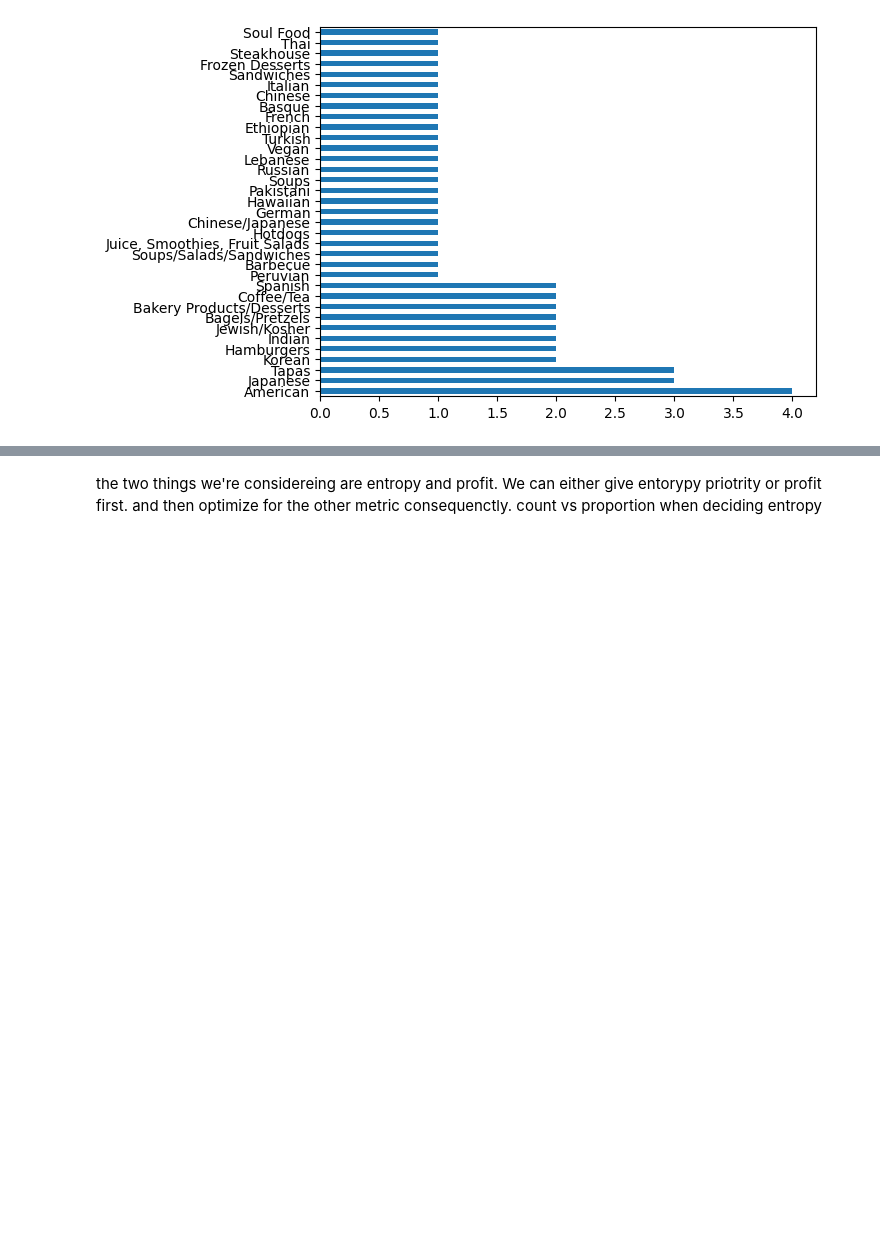
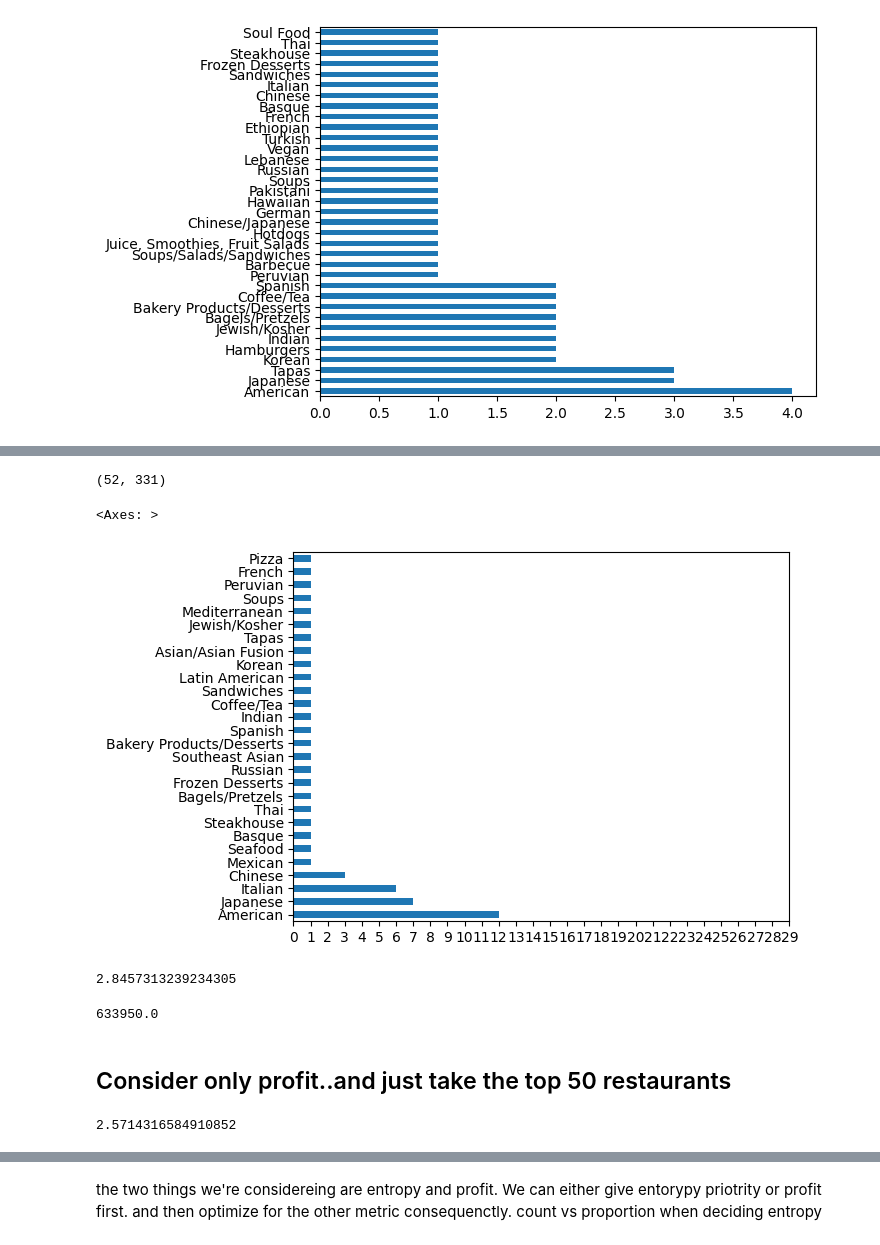
Before and after one commit to krishnakartik1/dsb-spring2023-yelp, a Jupyter notebook: ai_inference.ipynb, the cells around one changed output, grey strips where cells are left out. Cells and saved outputs as stored; diff of their text form; code cells hidden in the pictures; blank space fills up the shorter version.

```diff
--- a/ai_inference.ipynb
+++ b/ai_inference.ipynb
@@ -264,0 +225,29 @@ len(profits)
+# %%
+selected_restaurants = pd.DataFrame(columns=df_latest_top100_score.columns)
+for cuisine in df_latest_top100_score['CUISINE DESCRIPTION'].unique():
+    df_current_cuisine = df_latest_top100_score.loc[
+        df_latest_top100_score['CUISINE DESCRIPTION']==cuisine,:]
+    df_current_cuisine.loc[:,'pred_profit'] = df_current_cuisine['pred_score']*selected_successful_benefit - (1-df_current_cuisine['pred_score'])*selected_unsuccessful_cost
+    df_current_cuisine.sort_values(by='pred_profit',ascending=False,inplace=True)
+    proportional_restaurant_count = int(len(df_current_cuisine)/2) if int(len(df_current_cuisine)/2)>0 else 1
+    df_current_cuisine = df_current_cuisine.head(proportional_restaurant_count)
+    selected_restaurants = pd.concat((selected_restaurants,df_current_cuisine))
+# %%
+selected_restaurants.shape
+# %% [output]
+(52, 331)
+# %%
+selected_restaurants['CUISINE DESCRIPTION'].value_counts().plot(kind='barh',xticks=range(0,30))
+# %% [output]
+<Axes: >
+[figure, added]
+# %%
+restaurant_cuisine_entropy(selected_restaurants['CUISINE DESCRIPTION'])
+# %% [output]
+2.8457313239234305
+# %%
+selected_restaurants['pred_profit'].sum()
+# %% [output]
+633950.0
+# %% [markdown]
+## Consider only profit..and just take the top 50 restaurants
@@ -264,0 +256,4 @@ len(profits)
+# %%
+restaurant_cuisine_entropy(df_latest_top50_score['CUISINE DESCRIPTION'])
+# %% [output]
+2.5714316584910852
```
Also changed, not shown: parts of 35 cells of this notebook.
